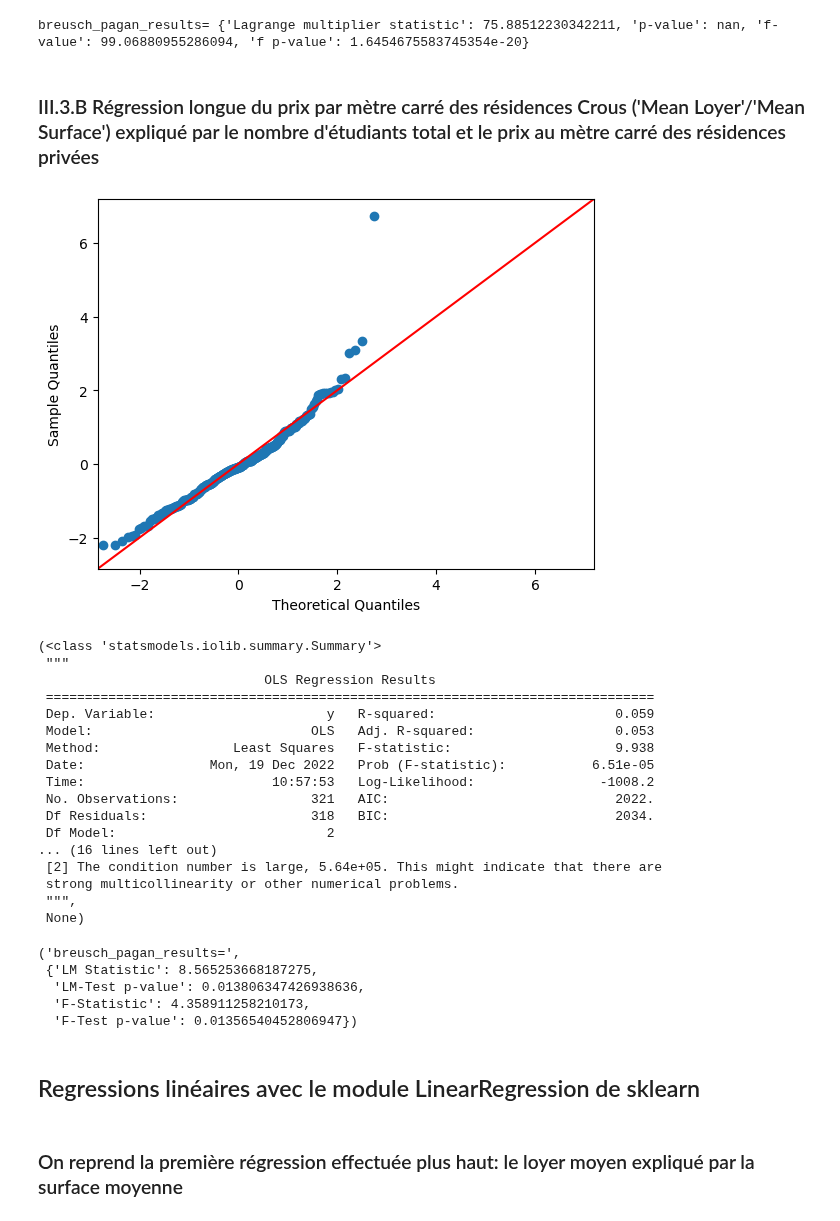
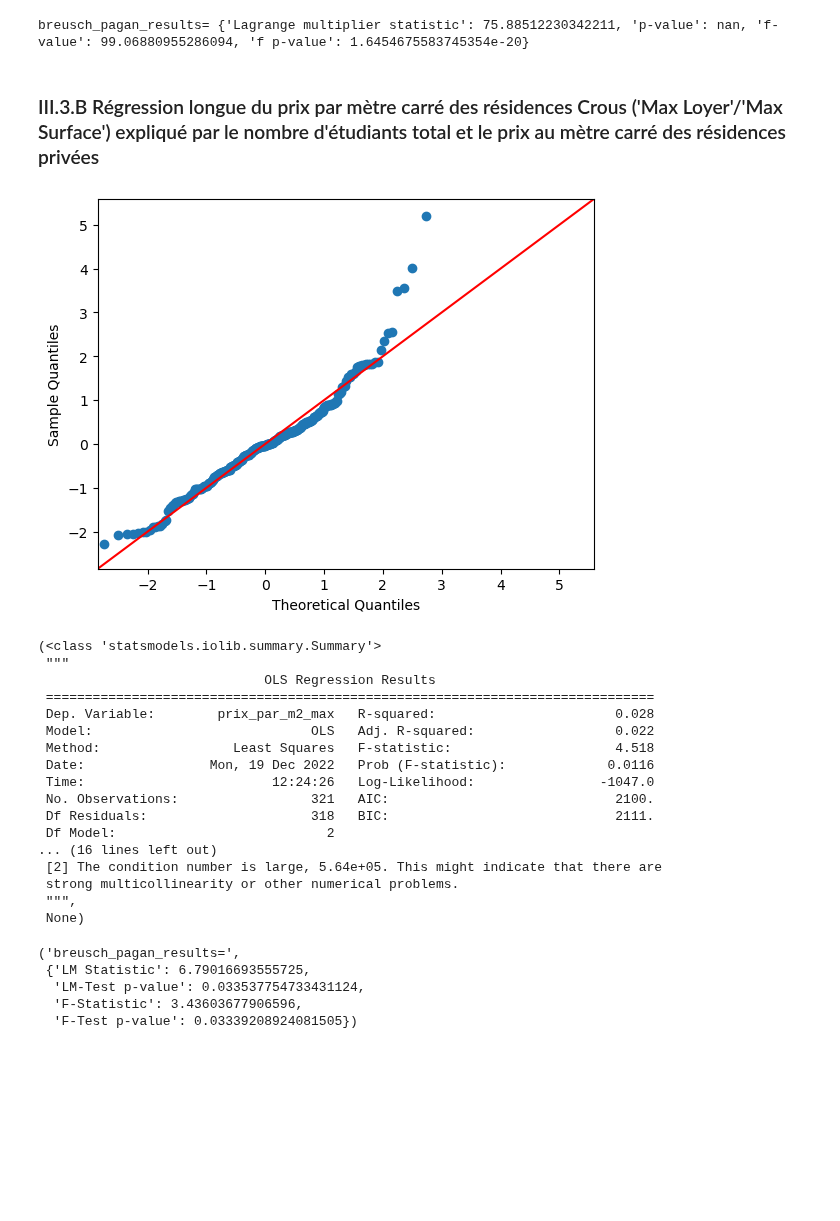
Before and after one commit to Simgnt/La-loi-du-Crous, a Jupyter notebook: Regressions.ipynb, the cells around one changed output. Cells and saved outputs as stored; diff of their text form; code cells hidden in the pictures; blank space fills up the shorter version.

```diff
--- a/Regressions.ipynb
+++ b/Regressions.ipynb
@@ -897,22 +778,22 @@ print('breusch_pagan_results=',dict(zip(labels, test_bp_results)))
 # %% [output]
 breusch_pagan_results= {'Lagrange multiplier statistic': 75.88512230342211, 'p-value': nan, 'f-value': 99.06880955286094, 'f p-value': 1.6454675583745354e-20}
 # %% [markdown]
-### III.3.B Régression longue du prix par mètre carré des résidences Crous ('Mean Loyer'/'Mean Surface') expliqué par le nombre d'étudiants total et le prix au mètre carré des résidences privées
+### III.3.B Régression longue du prix par mètre carré des résidences Crous ('Max Loyer'/'Max Surface') expliqué par le nombre d'étudiants total et le prix au mètre carré des résidences privées
 # %%
-get_OLS_reg(df_students[['Nbstudents_total','upr.IPm2']],df_students['Mean Loyer']/df_students['Mean Surface'])
+get_OLS_reg(df_students[['Nbstudents_total','upr.IPm2']],df_students['prix_par_m2_max'])
 # %% [output]
-[figure, old version]
+[figure, new version]
 (<class 'statsmodels.iolib.summary.Summary'>
  """
                              OLS Regression Results
  ==============================================================================
- Dep. Variable:                      y   R-squared:                       0.059
- Model:                            OLS   Adj. R-squared:                  0.053
- Method:                 Least Squares   F-statistic:                     9.938
- Date:                Mon, 19 Dec 2022   Prob (F-statistic):           6.51e-05
- Time:                        10:57:53   Log-Likelihood:                -1008.2
- No. Observations:                 321   AIC:                             2022.
- Df Residuals:                     318   BIC:                             2034.
+ Dep. Variable:        prix_par_m2_max   R-squared:                       0.028
+ Model:                            OLS   Adj. R-squared:                  0.022
+ Method:                 Least Squares   F-statistic:                     4.518
+ Date:                Mon, 19 Dec 2022   Prob (F-statistic):             0.0116
+ Time:                        12:24:26   Log-Likelihood:                -1047.0
+ No. Observations:                 321   AIC:                             2100.
+ Df Residuals:                     318   BIC:                             2111.
  Df Model:                           2
 ... (16 lines left out)
  [2] The condition number is large, 5.64e+05. This might indicate that there are
@@ -920,17 +801,13 @@ get_OLS_reg(df_students[['Nbstudents_total','upr.IPm2']],df_students['Mean Loyer
  """,
  None)
 # %%
-get_bp_test_OLS(df_students[['Nbstudents_total','upr.IPm2']],df_students['Mean Loyer']/df_students['Mean Surface'])
+get_bp_test_OLS(df_students[['Nbstudents_total','upr.IPm2']],df_students['prix_par_m2_max'])
 # %% [output]
 ('breusch_pagan_results=',
- {'LM Statistic': 8.565253668187275,
-  'LM-Test p-value': 0.013806347426938636,
-  'F-Statistic': 4.358911258210173,
-  'F-Test p-value': 0.01356540452806947})
+ {'LM Statistic': 6.79016693555725,
+  'LM-Test p-value': 0.033537754733431124,
+  'F-Statistic': 3.43603677906596,
+  'F-Test p-value': 0.03339208924081505})
 # %%
 #on obtient presque le même graphique que pour la régression simple des prix au mètre carré des résidences crous sur les prix au mètre carré des résidences privées.
 #le coefficient associé au nombre d'étudiants total est extrêmement faible.
-# %% [markdown]
-## Regressions linéaires avec le module LinearRegression de sklearn
-# %% [markdown]
-### On reprend la première régression effectuée plus haut: le loyer moyen expliqué par la surface moyenne
```
Also changed, not shown: parts of 48 cells of this notebook.
